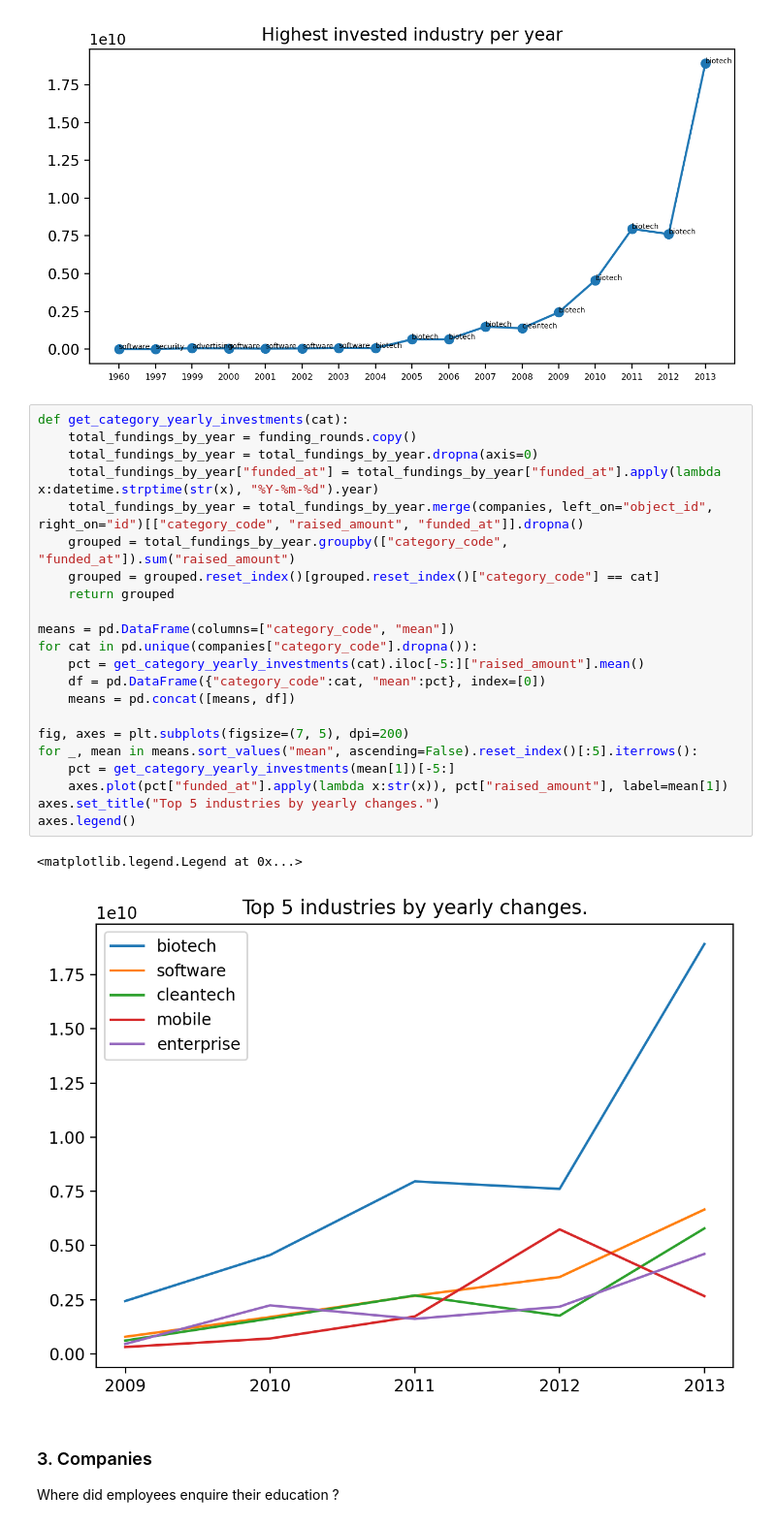
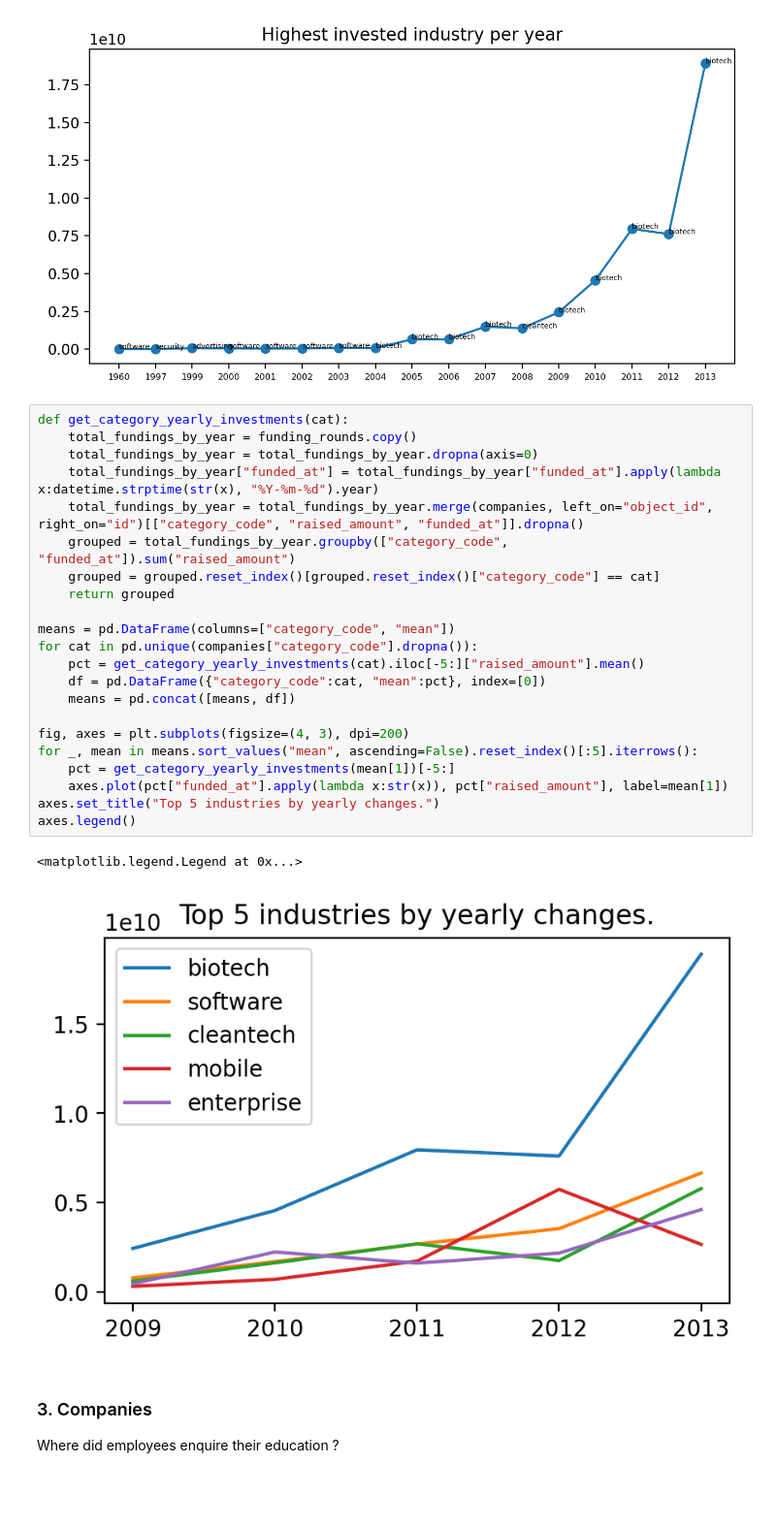
Before and after one commit to bartolomej/PR22_BK_LG_NS, a Jupyter notebook: report.ipynb, the cells around one changed output. Shown at 97% size. Drawn from its saved outputs; the diff is of its cells as text; blank space fills up the shorter version.

```diff
--- a/report.ipynb
+++ b/report.ipynb
@@ -121,28 +121,28 @@ for row in zip(max_fundings_in_year["category_code"], line[0].get_xdata(orig=Fal
 # %%
 def get_category_yearly_investments(cat):
     total_fundings_by_year = funding_rounds.copy()
     total_fundings_by_year = total_fundings_by_year.dropna(axis=0)
     total_fundings_by_year["funded_at"] = total_fundings_by_year["funded_at"].apply(lambda x:datetime.strptime(str(x), "%Y-%m-%d").year)
     total_fundings_by_year = total_fundings_by_year.merge(companies, left_on="object_id", right_on="id")[["category_code", "raised_amount", "funded_at"]].dropna()
     grouped = total_fundings_by_year.groupby(["category_code", "funded_at"]).sum("raised_amount")
     grouped = grouped.reset_index()[grouped.reset_index()["category_code"] == cat]
     return grouped
 
 means = pd.DataFrame(columns=["category_code", "mean"])
 for cat in pd.unique(companies["category_code"].dropna()):
     pct = get_category_yearly_investments(cat).iloc[-5:]["raised_amount"].mean()
     df = pd.DataFrame({"category_code":cat, "mean":pct}, index=[0])
     means = pd.concat([means, df])
 
-fig, axes = plt.subplots(figsize=(7, 5), dpi=200)
+fig, axes = plt.subplots(figsize=(4, 3), dpi=200)
 for _, mean in means.sort_values("mean", ascending=False).reset_index()[:5].iterrows():
     pct = get_category_yearly_investments(mean[1])[-5:]
     axes.plot(pct["funded_at"].apply(lambda x:str(x)), pct["raised_amount"], label=mean[1])
 axes.set_title("Top 5 industries by yearly changes.")
 axes.legend()
 # %% [output]
 <matplotlib.legend.Legend at 0x...>
-[figure, old version]
+[figure, new version]
 # %% [markdown]
 ### 3. Companies
 
```
Also changed, not shown: parts of 3 cells of this notebook, 8 other files.
